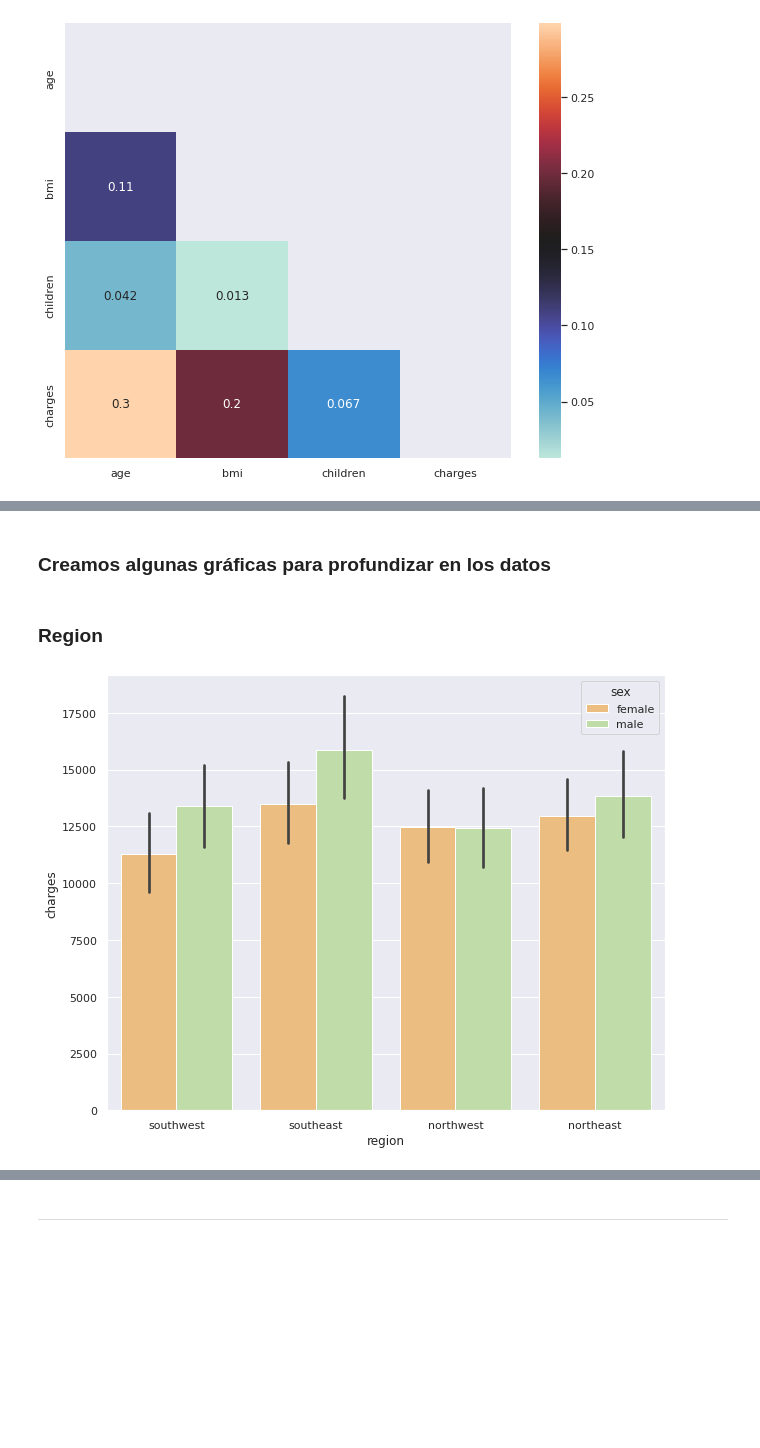
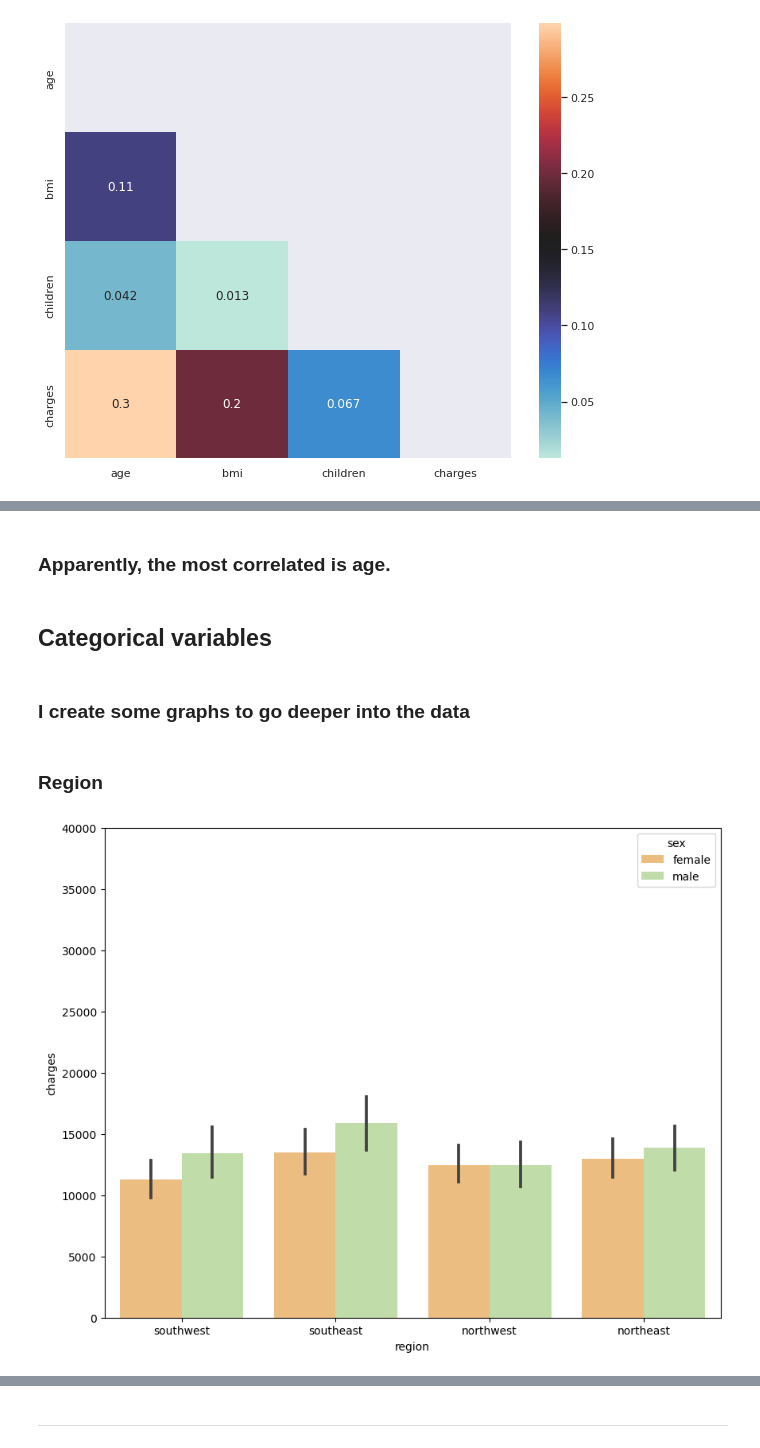
Before and after one commit to AnaGonBu/Proyecto_google, a Jupyter notebook: 01-RL-ML-Intro.ipynb, the cells around one changed output, grey strips where cells are left out. Saved outputs shown, nothing was run; the diff lists cells and outputs as text; code cells hidden in the pictures; blank space fills up the shorter version.

```diff
--- a/01-RL-ML-Intro.ipynb
+++ b/01-RL-ML-Intro.ipynb
@@ -248,10 +266,15 @@ sns.heatmap(df.corr(),
-# %% [markdown]
-### Creamos algunas gráficas para profundizar en los datos
+# %% [markdown]
+### Apparently, the most correlated is age.
+# %% [markdown]
+## Categorical variables
+# %% [markdown]
+### I create some graphs to go deeper into the data
 # %% [markdown]
 ### Region
 # %%
-sns.barplot(x='region', y='charges', hue='sex', data=df, palette='Spectral');
+sns.barplot(x='region', y='charges', hue='sex', data=df, palette='Spectral')
+plt.ylim(0,40000);
 # %% [output]
-[figure, old version]
+[figure, new version]
 # %%
 sns.barplot(x = 'region', y = 'charges',
```
Also changed, not shown: parts of 61 cells of this notebook.
